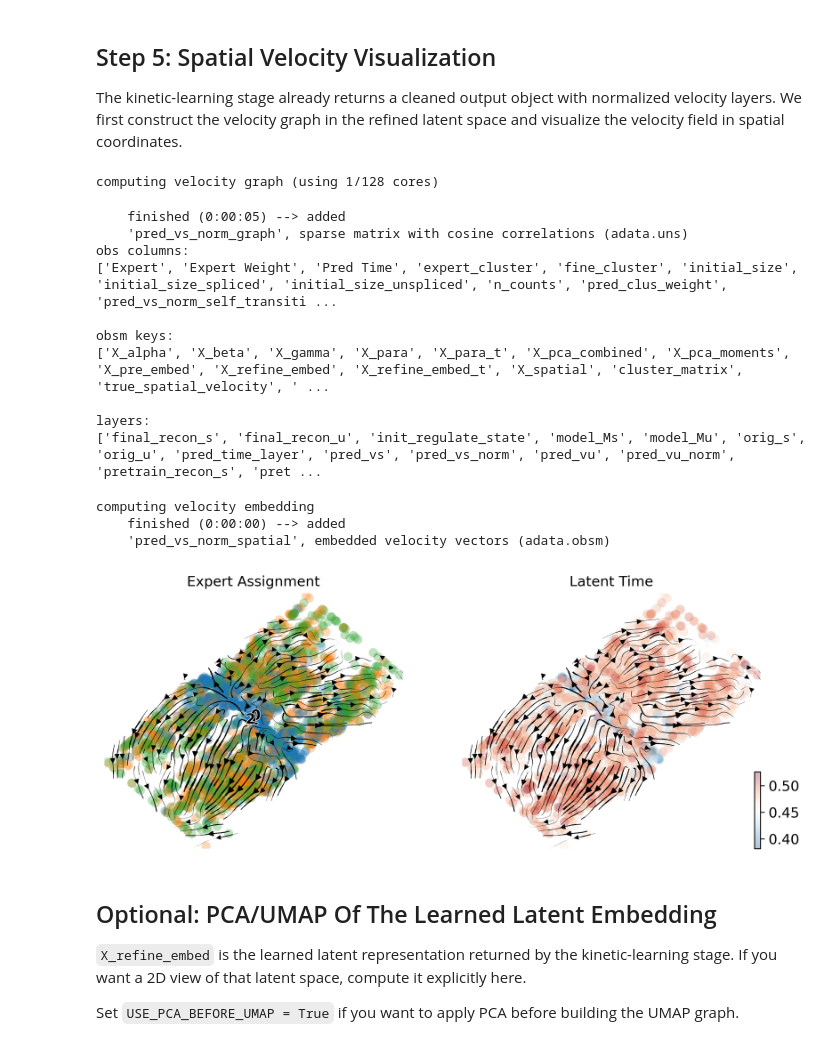
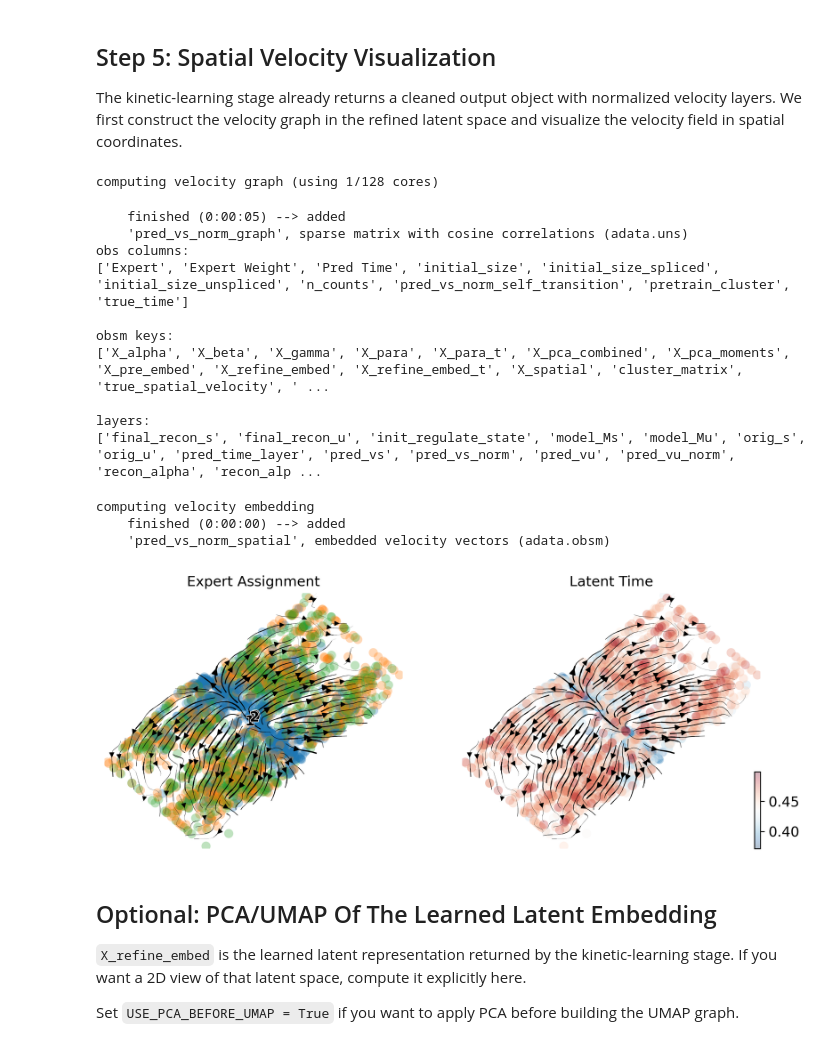
Before and after one commit to lzygenomics/STEER, a Jupyter notebook: docs/notebooks/quickstart.ipynb, the cells around one changed output. Cells and saved outputs as stored; diff of their text form; code cells hidden in the pictures.

Commit message:
Add spatial AnnData preparation helper

```diff
--- a/docs/notebooks/quickstart.ipynb
+++ b/docs/notebooks/quickstart.ipynb
@@ -66,6 +68,10 @@ class Config:
     input_dir = "../../tutorials/demo_data"
     result_dir = "../../tutorials/results"
     seed = 2026
+    na_clear_keys = []
+    obs_copy_map = {}
+    celltype_key = None
+    remove_celltypes = []
 
     # Model and graph settings
     expert = 3  # Temporary default; update after preprocessing with steer.estimate_expert_number
@@ -132,6 +138,13 @@ We begin by loading the bundled demo dataset and checking whether the required l
 These checks are useful when you later replace the demo file with your own data.
 # %%
 adata = sc.read_h5ad(INPUT_FILE)
+adata = steer.prepare_spatial_adata(
+    adata,
+    obs_copy_map=cfg.obs_copy_map,
+    na_clear_keys=cfg.na_clear_keys,
+    celltype_key=cfg.celltype_key,
+    remove_celltypes=cfg.remove_celltypes,
+)
 
 print(adata)
 print("\nAvailable layers:", list(adata.layers.keys()))
@@ -144,7 +157,7 @@ missing_layers = [layer for layer in required_layers if layer not in adata.layer
 if missing_layers:
     raise ValueError(f"Missing required layers: {missing_layers}")
 if "X_spatial" not in adata.obsm:
-    raise ValueError("This quick start expects spatial coordinates in adata.obsm['X_spatial'].")
+    raise ValueError("Spatial coordinates were not standardized into adata.obsm['X_spatial'].")
 # %% [output]
 AnnData object with n_obs × n_vars = 3000 × 500
     obs: 'true_time'
@@ -330,11 +343,29 @@ After prior inference, we subset to velocity genes and transfer the learned outp
 We then rerun preprocessing on the dataset used for kinetic learning.
 # %%
 prior_adata = result_adata.copy()
-velo_adata = adata[:, prior_adata.var["is_velocity_gene"]].copy()
 
-velo_adata.layers["pred_cell_type"] = prior_adata.layers["pred_cell_type"]
-velo_adata.obsm["X_pre_embed"] = prior_adata.obsm["X_pre_embed"]
-velo_adata.obs["pred_cluster"] = prior_adata.obs["pred_cluster"].astype(int)
+raw_adata = sc.read_h5ad(INPUT_FILE)
+raw_adata = steer.prepare_spatial_adata(
+    raw_adata,
+    obs_copy_map=cfg.obs_copy_map,
+    na_clear_keys=cfg.na_clear_keys,
+    celltype_key=cfg.celltype_key,
+    remove_celltypes=cfg.remove_celltypes,
+)
+
+if "X_pca" in raw_adata.obsm:
+    del raw_adata.obsm["X_pca"]
+
+scv.pp.filter_and_normalize(raw_adata, min_shared_counts=None, n_top_genes=None, enforce=True)
+
+assert all(prior_adata.obs_names == raw_adata.obs_names), "Observation names are not aligned!"
+assert all(prior_adata.var_names == raw_adata.var_names), "Variable names are not aligned!"
+
+raw_adata.layers["pred_cell_type"] = prior_adata.layers["pred_cell_type"]
+raw_adata.obsm["X_pre_embed"] = prior_adata.obsm["X_pre_embed"]
+raw_adata.obs["pred_cluster"] = prior_adata.obs["pred_cluster"].astype(int)
+
+velo_adata = raw_adata[:, prior_adata.var["is_velocity_gene"]].copy()
 
 df_fine, adjacency_matrix_fine, velo_adata = steer.preprocess_anndata_spatial(
     velo_adata,
@@ -433,30 +466,34 @@ computing velocity graph (using 1/128 cores)
     finished (0:00:05) --> added
     'pred_vs_norm_graph', sparse matrix with cosine correlations (adata.uns)
 obs columns:
-['Expert', 'Expert Weight', 'Pred Time', 'expert_cluster', 'fine_cluster', 'initial_size', 'initial_size_spliced', 'initial_size_unspliced', 'n_counts', 'pred_clus_weight', 'pred_vs_norm_self_transiti ...
+['Expert', 'Expert Weight', 'Pred Time', 'initial_size', 'initial_size_spliced', 'initial_size_unspliced', 'n_counts', 'pred_vs_norm_self_transition', 'pretrain_cluster', 'true_time']
 
 obsm keys:
 ['X_alpha', 'X_beta', 'X_gamma', 'X_para', 'X_para_t', 'X_pca_combined', 'X_pca_moments', 'X_pre_embed', 'X_refine_embed', 'X_refine_embed_t', 'X_spatial', 'cluster_matrix', 'true_spatial_velocity', ' ...
 
 layers:
-['final_recon_s', 'final_recon_u', 'init_regulate_state', 'model_Ms', 'model_Mu', 'orig_s', 'orig_u', 'pred_time_layer', 'pred_vs', 'pred_vs_norm', 'pred_vu', 'pred_vu_norm', 'pretrain_recon_s', 'pret ...
+['final_recon_s', 'final_recon_u', 'init_regulate_state', 'model_Ms', 'model_Mu', 'orig_s', 'orig_u', 'pred_time_layer', 'pred_vs', 'pred_vs_norm', 'pred_vu', 'pred_vu_norm', 'recon_alpha', 'recon_alp ...
 # %%
 scv.settings.figdir = RESULT_PATH
 scv.set_figure_params(style="scvelo", dpi=150, figsize=(5, 4), transparent=True)
+if "X_spatial" not in result_adata.obsm and "spatial" in result_adata.obsm:
+    result_adata.obsm["X_spatial"] = result_adata.obsm["spatial"].astype(float)
+elif "X_spatial" in result_adata.obsm:
+    result_adata.obsm["X_spatial"] = result_adata.obsm["X_spatial"].astype(float)
 
 scv.pl.velocity_embedding_stream(
     result_adata,
     basis="spatial",
     vkey="pred_vs_norm",
     color=["Expert", "Pred Time"],
     title=["Expert Assignment", "Latent Time"],
     show=True,
 )
 # %% [output]
 computing velocity embedding
     finished (0:00:00) --> added
     'pred_vs_norm_spatial', embedded velocity vectors (adata.obsm)
-[figure, old version]
+[figure, new version]
 # %% [markdown]
 ## Optional: PCA/UMAP Of The Learned Latent Embedding
 
```
Also changed, not shown: parts of 6 cells of this notebook, 3 other files.
